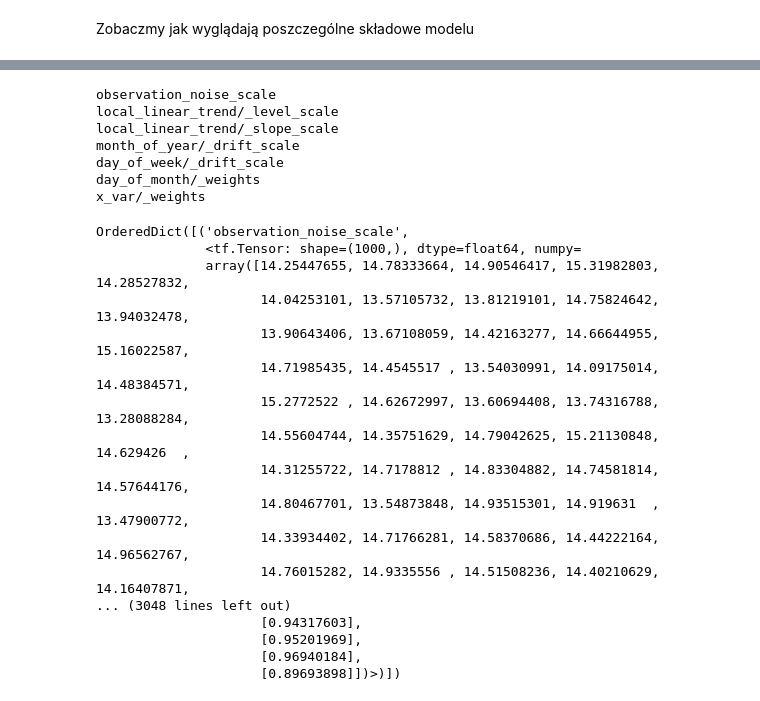
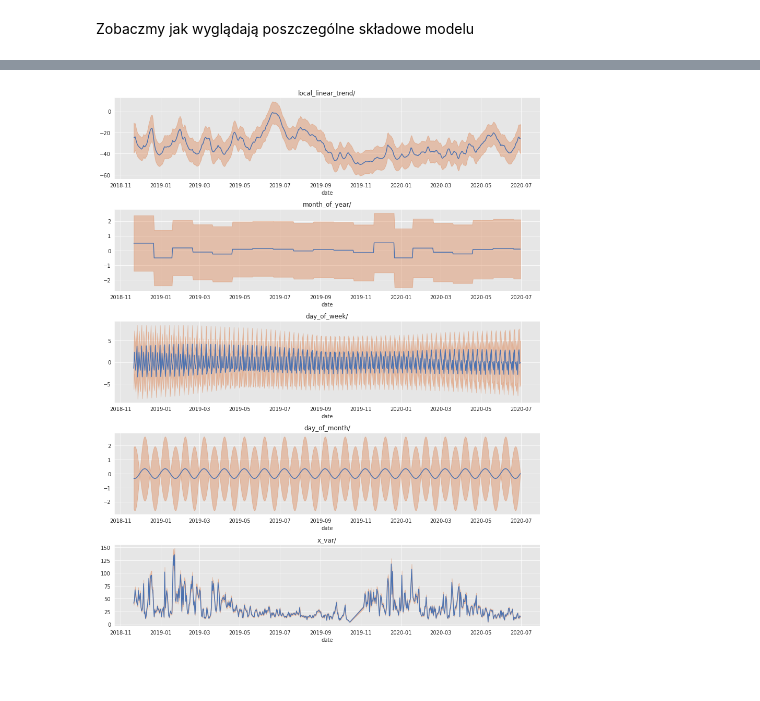
Before and after one commit to PrzemyslawSarnacki/AirQualityPrediction, a Jupyter notebook: seasonal_analisys.ipynb, the cells around one changed output, grey strips where cells are left out. Drawn from its saved outputs; the diff is of its cells as text; code cells hidden in the pictures; blank space fills up the shorter version.

```diff
--- a/seasonal_analisys.ipynb
+++ b/seasonal_analisys.ipynb
@@ -692,7 +685,7 @@ Zobaczmy jak wyglądają poszczególne składowe modelu
 # %%
 component_dists = tfp.sts.decompose_by_component(
     model=toy_model,
-    observed_time_series=df_train['aqi'],
+    observed_time_series=df_train['aqi'].astype(np.float32),
     parameter_samples=q_samples
 )
 
@@ -726,0 +720 @@ InvalidArgumentError: ignored
+[figure, added]
@@ -733,31 +720,0 @@ for i in q_samples:
-# %%
-for i in q_samples:
-  print(i)
-# %% [output]
-observation_noise_scale
-local_linear_trend/_level_scale
-local_linear_trend/_slope_scale
-month_of_year/_drift_scale
-day_of_week/_drift_scale
-day_of_month/_weights
-x_var/_weights
-# %%
-q_samples
-# %% [output]
-OrderedDict([('observation_noise_scale',
-              <tf.Tensor: shape=(1000,), dtype=float64, numpy=
-              array([14.25447655, 14.78333664, 14.90546417, 15.31982803, 14.28527832,
-                     14.04253101, 13.57105732, 13.81219101, 14.75824642, 13.94032478,
-                     13.90643406, 13.67108059, 14.42163277, 14.66644955, 15.16022587,
-                     14.71985435, 14.4545517 , 13.54030991, 14.09175014, 14.48384571,
-                     15.2772522 , 14.62672997, 13.60694408, 13.74316788, 13.28088284,
-                     14.55604744, 14.35751629, 14.79042625, 15.21130848, 14.629426  ,
-                     14.31255722, 14.7178812 , 14.83304882, 14.74581814, 14.57644176,
-                     14.80467701, 13.54873848, 14.93515301, 14.919631  , 13.47900772,
-                     14.33934402, 14.71766281, 14.58370686, 14.44222164, 14.96562767,
-                     14.76015282, 14.9335556 , 14.51508236, 14.40210629, 14.16407871,
-... (3048 lines left out)
-                     [0.94317603],
-                     [0.95201969],
-                     [0.96940184],
-                     [0.89693898]])>)])
```
Also changed, not shown: parts of 17 cells of this notebook.
